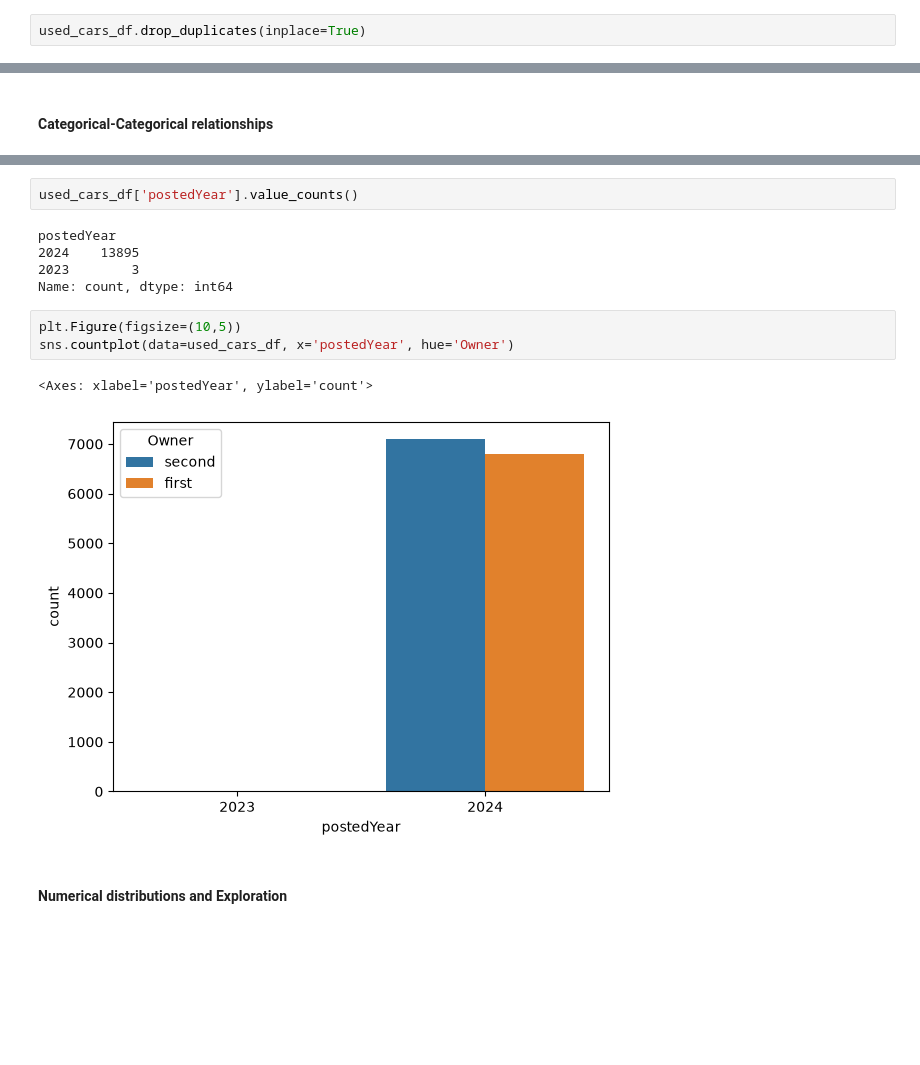
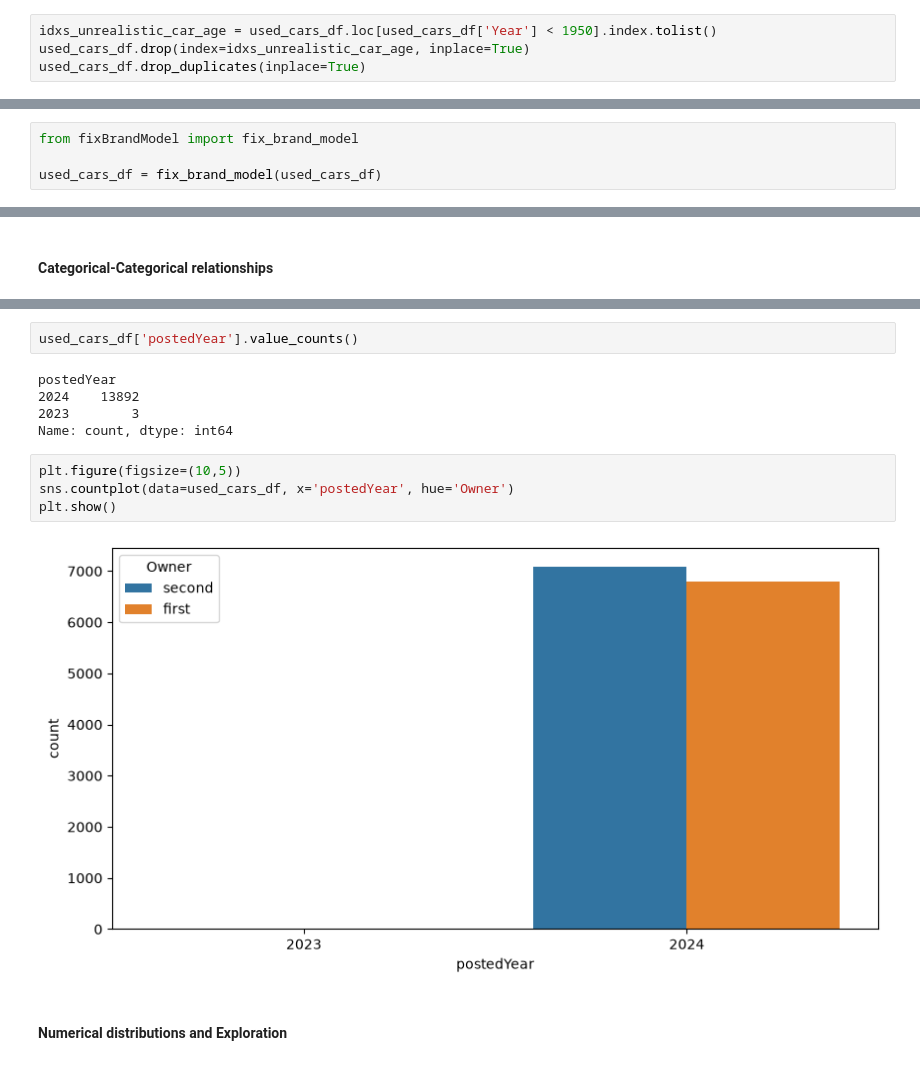
Before and after one commit to abdo1rahman/DEPI_grad_project, a Jupyter notebook: mini_project/used_cars/notebooks/EDA.ipynb, the cells around one changed output, grey strips where cells are left out. Saved outputs shown, nothing was run; the diff lists cells and outputs as text; blank space fills up the shorter version.

Commit message:
Fined tuned the model

```diff
--- a/mini_project/used_cars/notebooks/EDA.ipynb
+++ b/mini_project/used_cars/notebooks/EDA.ipynb
@@ -167,6 +167,8 @@ used_cars_df[['kmDriven', 'AskPrice']]
 | 14992 | 18000.0 | 450000.0 |
 13909 rows × 2 columns
 # %%
+idxs_unrealistic_car_age = used_cars_df.loc[used_cars_df['Year'] < 1950].index.tolist()
+used_cars_df.drop(index=idxs_unrealistic_car_age, inplace=True)
 used_cars_df.drop_duplicates(inplace=True)
 # %%
 used_cars_df.info()
@@ -451,6 +453,10 @@ brand_model    414
 Brand           42
 model          434
 dtype: int64
+# %%
+from fixBrandModel import fix_brand_model
+
+used_cars_df = fix_brand_model(used_cars_df)
 # %%
 temp = used_cars_df.drop_duplicates(subset='brand_model')
 mask = temp.duplicated(subset='model', keep=False).tolist()
@@ -603,15 +607,15 @@ unique_rows_df.pivot_table(index='brand_model', columns='FuelType', aggfunc='siz
 used_cars_df['postedYear'].value_counts()
 # %% [output]
 postedYear
-2024    13895
+2024    13892
 2023        3
 Name: count, dtype: int64
 # %%
-plt.Figure(figsize=(10,5))
+plt.figure(figsize=(10,5))
 sns.countplot(data=used_cars_df, x='postedYear', hue='Owner')
+plt.show()
 # %% [output]
-<Axes: xlabel='postedYear', ylabel='count'>
-[figure, old version]
+[figure, new version]
 # %% [markdown]
 #### Numerical distributions and Exploration
 # %%
```
Also changed, not shown: parts of 43 cells of this notebook, 6 other files.
